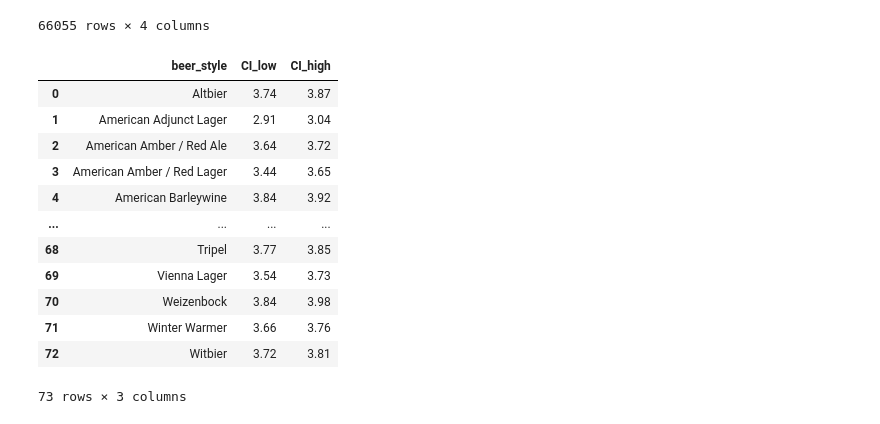
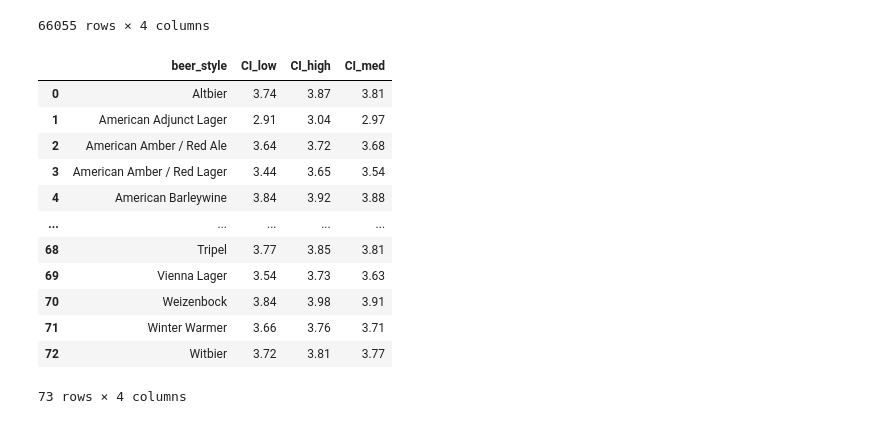
Before and after one commit to ErinPhillips/beer_recsys_final, a Jupyter notebook: beer_eda.ipynb, the cells around one changed output. Cells and saved outputs as stored; diff of their text form; code cells hidden in the pictures.

```diff
--- a/beer_eda.ipynb
+++ b/beer_eda.ipynb
@@ -241,9 +244,9 @@ top_bot_5
 It seems some of the higher rated beer styles have a lot more reviews than the lower rated beer styles. This correlation is interesting. Although its not linear relationship so lets explore the variance within these features.
 # %%
 # 1st approach - group by unique beers and styles, average the score of each beer - resulting in an average of all all unique beers in that specific style.
-beer_id = df.groupby(['beer_beerid', 'beer_style']).agg(reviews=('review_overall', 'count'), avg_score=('review_overall', 'mean'))
-beer_id = beer_id.reset_index().sort_values('reviews', ascending=False)
-beer_id
+df2 = df.groupby(['beer_beerid', 'beer_style']).agg(reviews=('review_overall', 'count'), avg_score=('review_overall', 'mean'))
+df2 = df2.reset_index().sort_values('reviews', ascending=False)
+df2
 # %% [output]
 |  | beer_beerid | beer_style | reviews | avg_score |
 | 1783 | 2093 | American Double / Imperial IPA | 3290 | 4.15 |
@@ -261,39 +264,39 @@ beer_id
 # %%
 import scipy.stats as stats
 
 # Filter beers with atleast 30 reviews
-beer_id_filtered = beer_id[beer_id['reviews'] >= 30]
+df2_filtered = df2[df2['reviews'] >= 30]
 
 # count num beers in each style remaining after filtering
-style_counts = beer_id_filtered['beer_style'].value_counts()
+style_counts = df2_filtered['beer_style'].value_counts()
 selected_styles = style_counts[style_counts >= 30].index
 
-beer_id_filtered = beer_id_filtered[beer_id_filtered['beer_style'].isin(selected_styles)]
+df2_filtered = df2_filtered[df2_filtered['beer_style'].isin(selected_styles)]
 
 # group by beer style and generate confidence intervals
+df2 = (df2_filtered
+        .groupby('beer_style')
+        .apply(lambda x: stats.t.interval(alpha=0.95, df=len(x)-1, loc=x['avg_score'].mean(), scale=stats.sem(x['avg_score'])))
+        .apply(pd.Series)
+        .rename(columns={0:'CI_low', 1:'CI_high'}))
+df2.index.name = 'beer_style'
+df2['CI_med'] = df2[['CI_low', 'CI_high']].mean(axis=1)
+df2.reset_index(inplace=True)
 
-beer_style_conf_int = (beer_id_filtered
-                      .groupby('beer_style')
-                      .apply(lambda x: stats.t.interval(alpha=0.95, df=len(x)-1, loc=x['avg_score'].mean(), scale=stats.sem(x['avg_score'])))
-                      .apply(pd.Series)
-                      .rename(columns={0:'CI_low', 1:'CI_high'}))
-beer_style_conf_int.index.name = 'beer_style'
-beer_style_conf_int.reset_index(inplace=True)
-
-beer_style_conf_int
+df2
 # %% [output]
-|  | beer_style | CI_low | CI_high |
-| 0 | Altbier | 3.74 | 3.87 |
-| 1 | American Adjunct Lager | 2.91 | 3.04 |
-| 2 | American Amber / Red Ale | 3.64 | 3.72 |
-| 3 | American Amber / Red Lager | 3.44 | 3.65 |
-| 4 | American Barleywine | 3.84 | 3.92 |
-| ... | ... | ... | ... |
-| 68 | Tripel | 3.77 | 3.85 |
-| 69 | Vienna Lager | 3.54 | 3.73 |
-| 70 | Weizenbock | 3.84 | 3.98 |
-| 71 | Winter Warmer | 3.66 | 3.76 |
-| 72 | Witbier | 3.72 | 3.81 |
+|  | beer_style | CI_low | CI_high | CI_med |
+| 0 | Altbier | 3.74 | 3.87 | 3.81 |
+| 1 | American Adjunct Lager | 2.91 | 3.04 | 2.97 |
+| 2 | American Amber / Red Ale | 3.64 | 3.72 | 3.68 |
+| 3 | American Amber / Red Lager | 3.44 | 3.65 | 3.54 |
+| 4 | American Barleywine | 3.84 | 3.92 | 3.88 |
+| ... | ... | ... | ... | ... |
+| 68 | Tripel | 3.77 | 3.85 | 3.81 |
+| 69 | Vienna Lager | 3.54 | 3.73 | 3.63 |
+| 70 | Weizenbock | 3.84 | 3.98 | 3.91 |
+| 71 | Winter Warmer | 3.66 | 3.76 | 3.71 |
+| 72 | Witbier | 3.72 | 3.81 | 3.77 |
-73 rows × 3 columns
+73 rows × 4 columns
 # %%
 # get top 15 and bottom 15 styles
```
Also changed, not shown: parts of 14 cells of this notebook.
